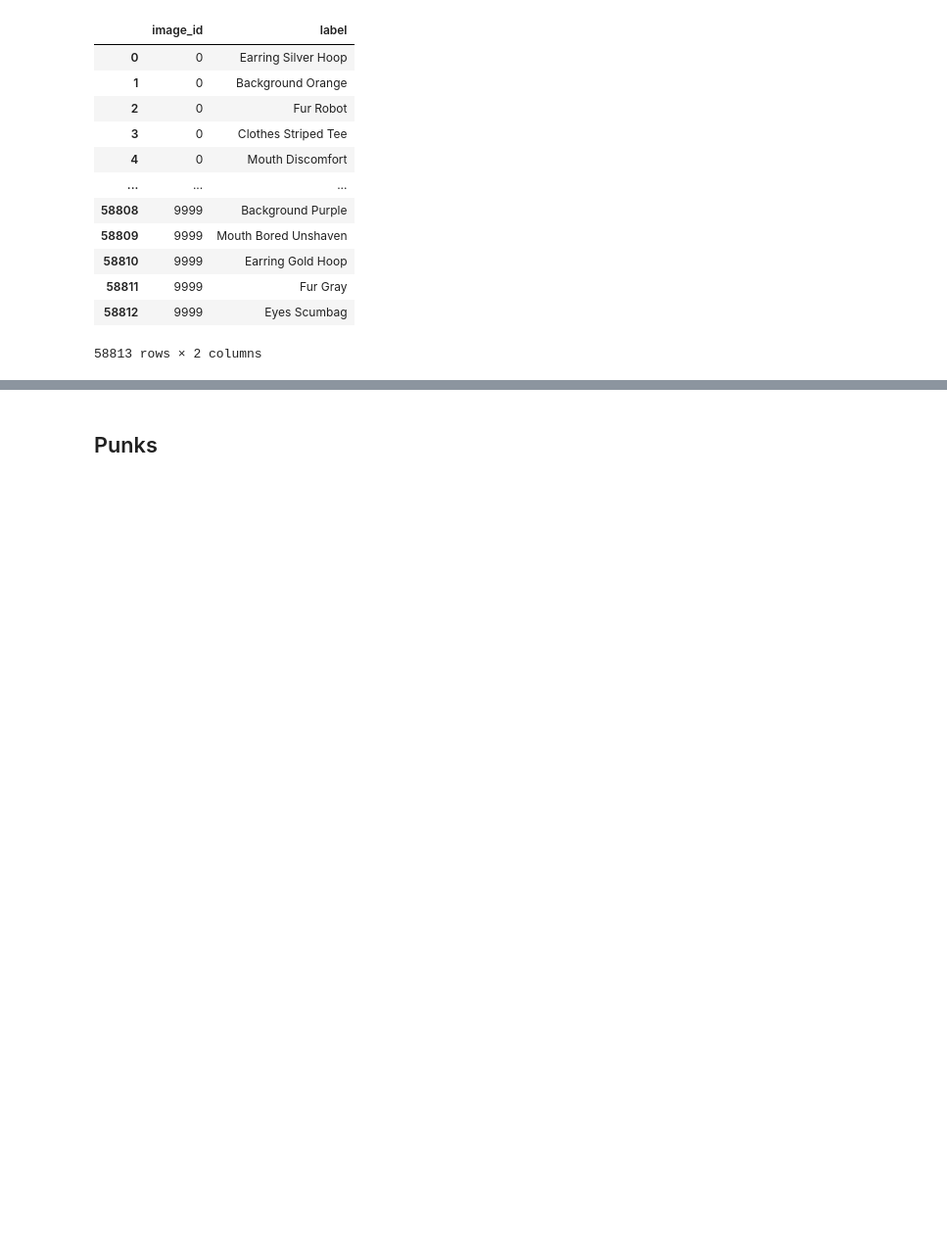
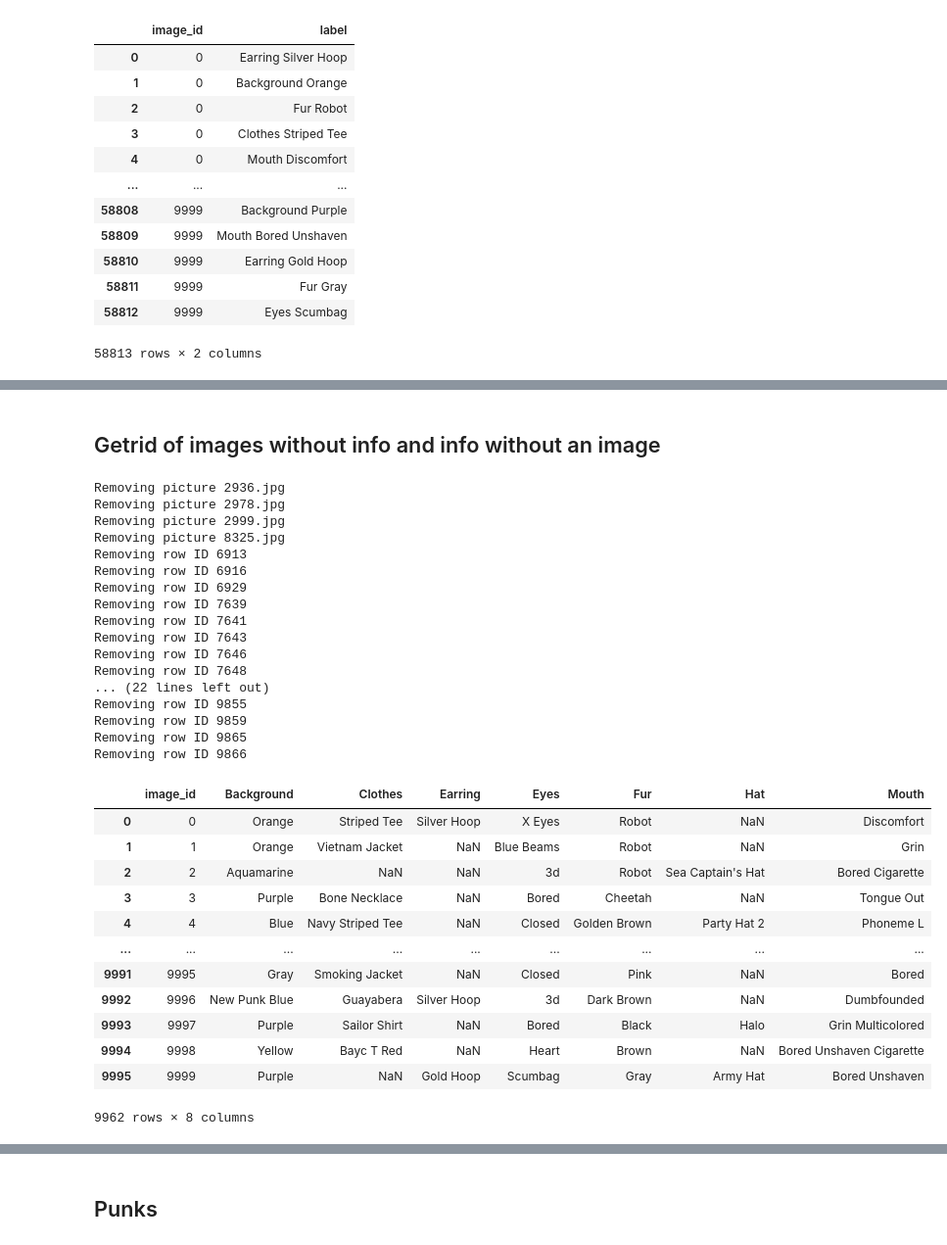
Before and after one commit to weronikazak/NF3D-Hackathon, a Jupyter notebook: AI/explore_dataa.ipynb, the cells around one changed output, grey strips where cells are left out. Shown at 98% size. Cells and saved outputs as stored; diff of their text form; code cells hidden in the pictures; blank space fills up the shorter version.

```diff
--- a/AI/explore_dataa.ipynb
+++ b/AI/explore_dataa.ipynb
@@ -94,0 +115,47 @@ df_apes.to_csv("apes_modified.csv", index=False)
+# %% [markdown]
+## Getrid of images without info and info without an image
+# %%
+new_apes_df = df_apes_pivoted.copy()
+
+for file in os.listdir('images/bored_apes'):
+    if int(file.split(".")[0]) not in new_apes_df.image_id.unique():
+        print(f"Removing picture {file}")
+#         os.rename(f"images/cryptopunks/{file}", f"images/cryptopunks_test/{file}")
+        os.remove("images/bored_apes/" + file)
+#         break
+for (i, row) in new_apes_df.iterrows():
+    if str(row["image_id"])+".jpg" not in os.listdir('images/bored_apes'):
+        print(f"Removing row ID {row['image_id']}")
+        new_apes_df = new_apes_df[new_apes_df.image_id != row['image_id']]
+new_apes_df
+# %% [output]
+Removing picture 2936.jpg
+Removing picture 2978.jpg
+Removing picture 2999.jpg
+Removing picture 8325.jpg
+Removing row ID 6913
+Removing row ID 6916
+Removing row ID 6929
+Removing row ID 7639
+Removing row ID 7641
+Removing row ID 7643
+Removing row ID 7646
+Removing row ID 7648
+... (22 lines left out)
+Removing row ID 9855
+Removing row ID 9859
+Removing row ID 9865
+Removing row ID 9866
+|  | image_id | Background | Clothes | Earring | Eyes | Fur | Hat | Mouth |
+| 0 | 0 | Orange | Striped Tee | Silver Hoop | X Eyes | Robot | NaN | Discomfort |
+| 1 | 1 | Orange | Vietnam Jacket | NaN | Blue Beams | Robot | NaN | Grin |
+| 2 | 2 | Aquamarine | NaN | NaN | 3d | Robot | Sea Captain's Hat | Bored Cigarette |
+| 3 | 3 | Purple | Bone Necklace | NaN | Bored | Cheetah | NaN | Tongue Out |
+| 4 | 4 | Blue | Navy Striped Tee | NaN | Closed | Golden Brown | Party Hat 2 | Phoneme L |
+| ... | ... | ... | ... | ... | ... | ... | ... | ... |
+| 9991 | 9995 | Gray | Smoking Jacket | NaN | Closed | Pink | NaN | Bored |
+| 9992 | 9996 | New Punk Blue | Guayabera | Silver Hoop | 3d | Dark Brown | NaN | Dumbfounded |
+| 9993 | 9997 | Purple | Sailor Shirt | NaN | Bored | Black | Halo | Grin Multicolored |
+| 9994 | 9998 | Yellow | Bayc T Red | NaN | Heart | Brown | NaN | Bored Unshaven Cigarette |
+| 9995 | 9999 | Purple | NaN | Gold Hoop | Scumbag | Gray | Army Hat | Bored Unshaven |
+9962 rows × 8 columns
```
Also changed, not shown: parts of 15 cells of this notebook, 35 other files.
